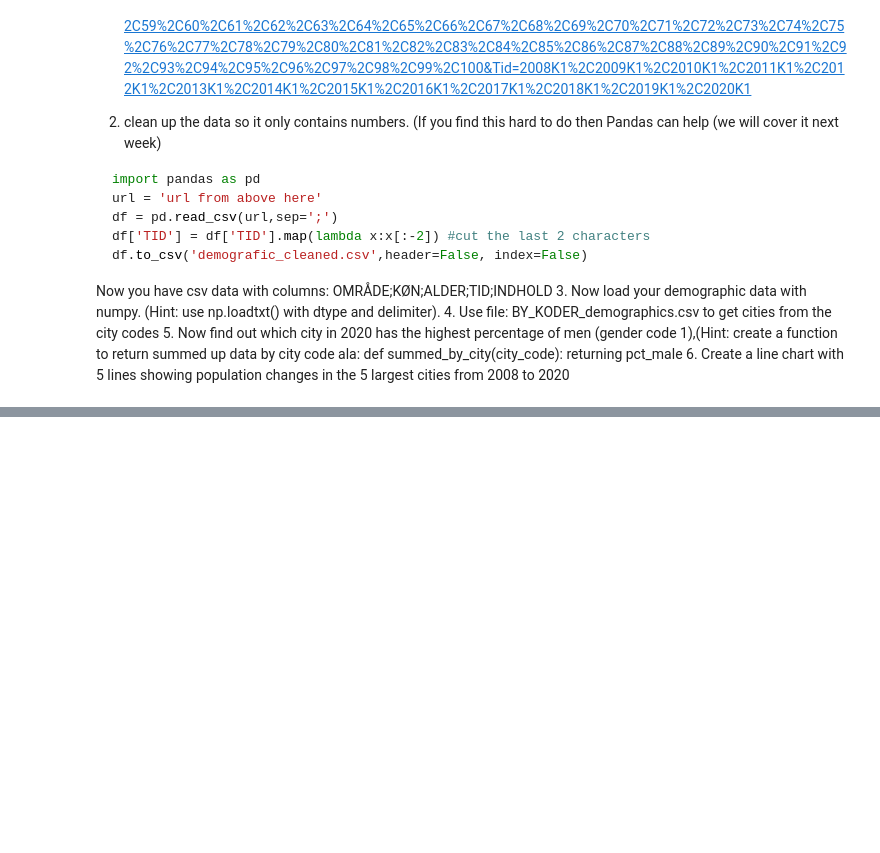
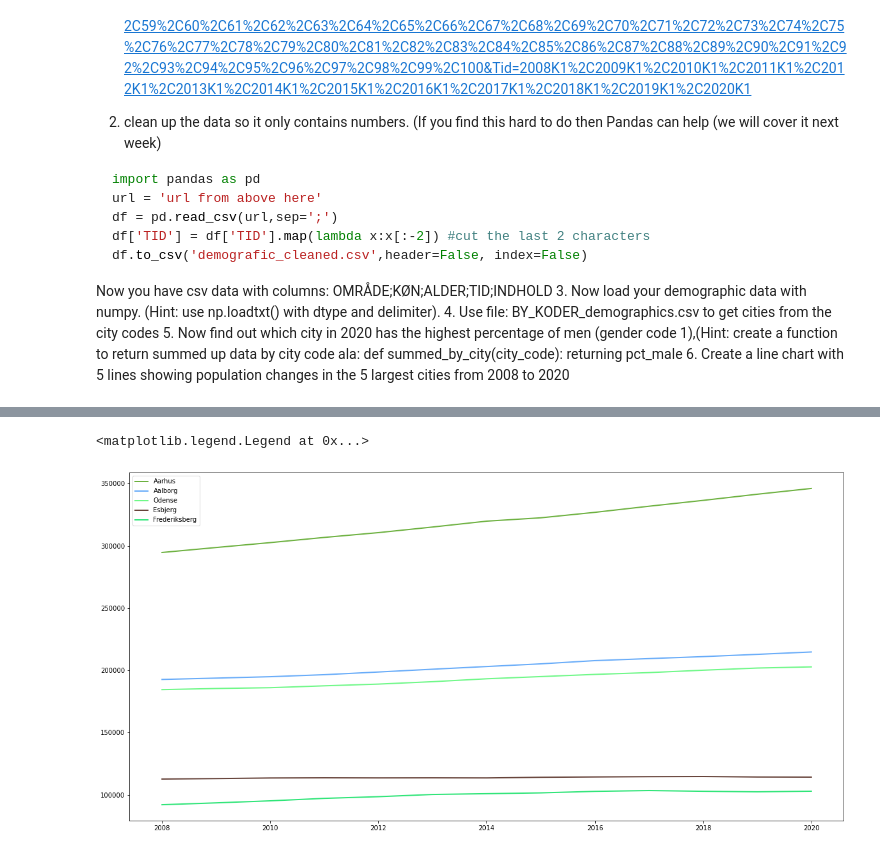
Before and after one commit to GGGE99/python_handin, a Jupyter notebook: Week_4.ipynb, the cells around one changed output, grey strips where cells are left out. Saved outputs shown, nothing was run; the diff lists cells and outputs as text; code cells hidden in the pictures; blank space fills up the shorter version.

```diff
--- a/Week_4.ipynb
+++ b/Week_4.ipynb
@@ -160,23 +177,29 @@ byer_p_men
 # %%
 #6
 import random as random
 #Create a line chart with 5 lines showing population changes in the 5 largest cities from 2008 to 2020
 def peopel_in_city(city_code):
     res = {year: data[(data[:, 0] == city_code) & (data[: , 3] == year)][:, 4].sum() for year in np.arange(2008, 2021)}
     return res
 
+byer_i_list = []
+for d in data[:, 0]:
+    if not byer_i_list.__contains__(d): byer_i_list.append(d)
+
 personer_i_byer = {by[1].strip(' '): peopel_in_city(by[0]) for by in byer if by[0] in byer_i_list}
-print(personer_i_byer)
+
 ikke_byer = ['Hele-landet', 'Region-Hovedst', 'Region-Midtjyl', 'Region-Syddanm', 'Region-Sjællan', 'Region-Nordjyl']
 for ikke_by in ikke_byer: personer_i_byer.pop(ikke_by)
 
 #sort list
 sorted_as_tuples = sorted(personer_i_byer.items(), key=lambda item: item[1][2020], reverse=True)
 sorted_as_tuples = sorted_as_tuples[:5]
 
 plt.figure(figsize=(20,10))
 for k, v in sorted_as_tuples:
-    print(k,v)
     plt.plot(list(v.keys()),list(v.values()), marker='', color=[random.random() ,random.random() ,random.random() ], linewidth=2, label=k)
 
 plt.legend()
+# %% [output]
+<matplotlib.legend.Legend at 0x...>
+[figure, added]
```
Also changed, not shown: parts of 2 cells of this notebook, 1 other file.
